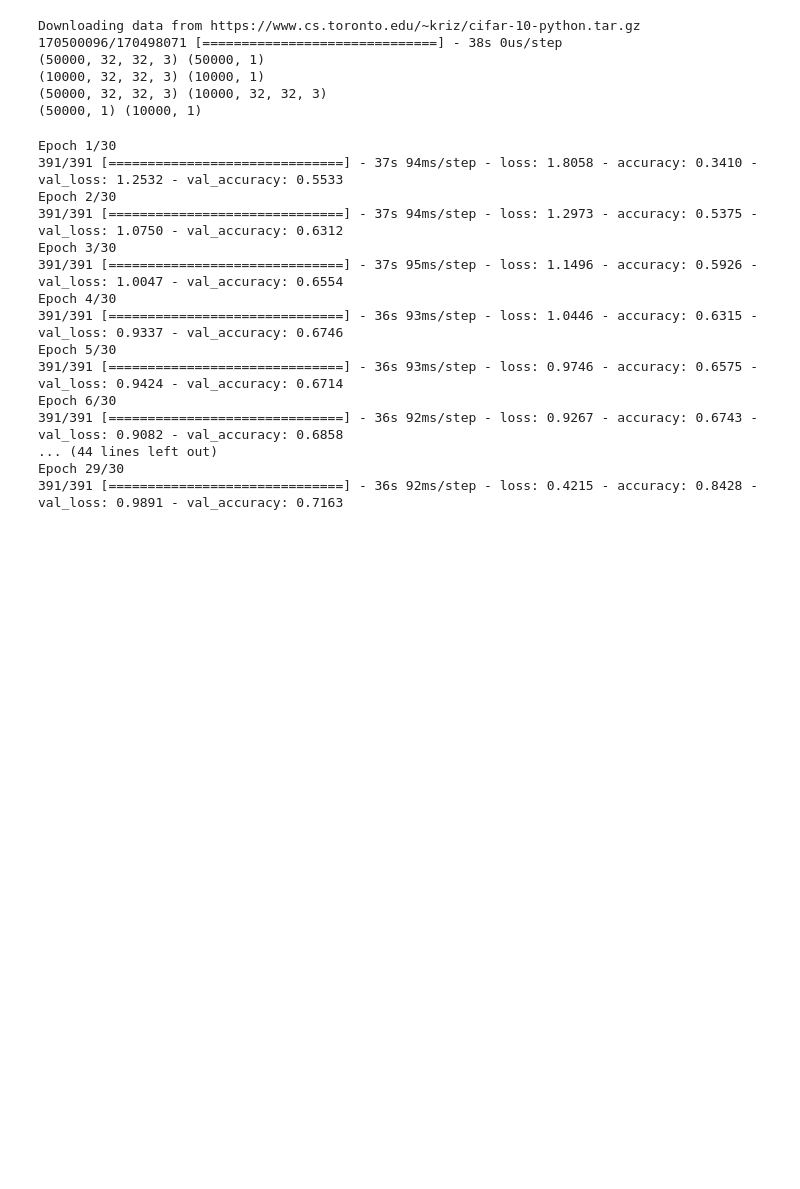
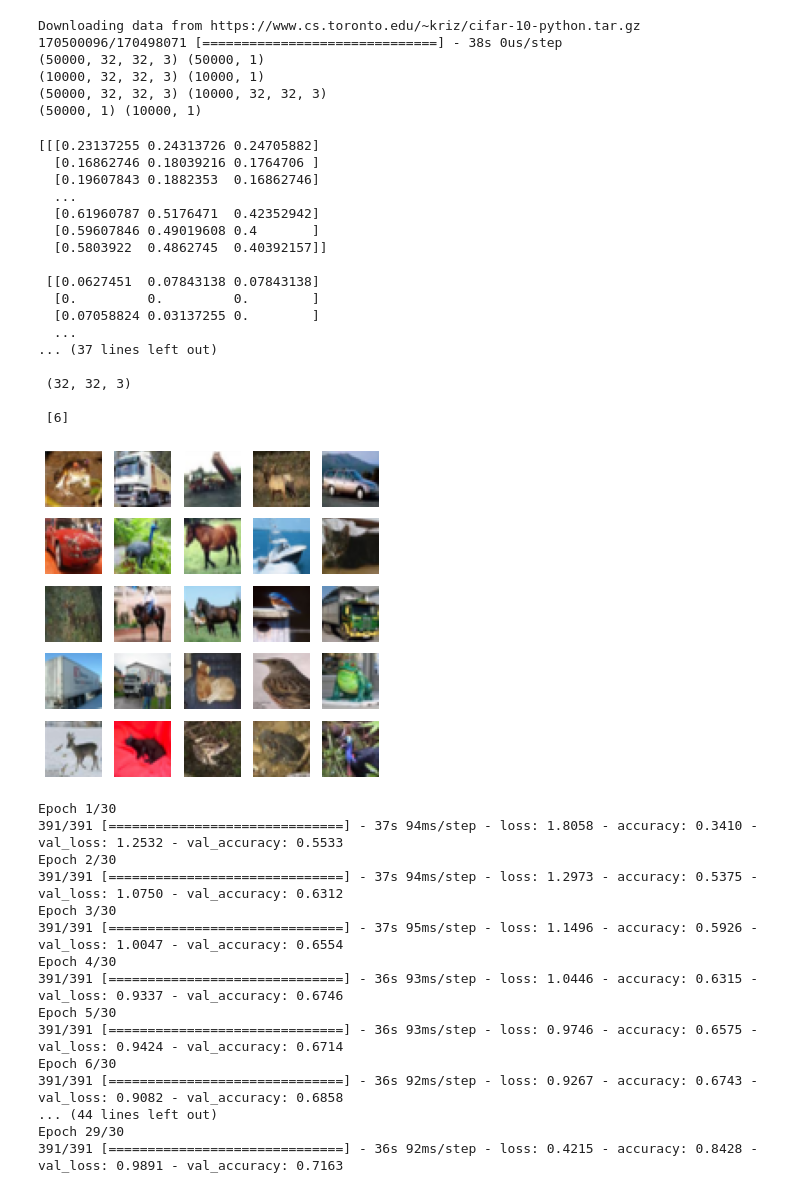
Before and after one commit to easygrad/MachineLearning, a Jupyter notebook: tensorflow2_cnn_cifar10.ipynb, the cells around one changed output. Drawn from its saved outputs; the diff is of its cells as text; code cells hidden in the pictures; blank space fills up the shorter version.

```diff
--- a/tensorflow2_cnn_cifar10.ipynb
+++ b/tensorflow2_cnn_cifar10.ipynb
@@ -29,6 +29,40 @@ Downloading data from https://www.cs.toronto.edu/~kriz/cifar-10-python.tar.gz
 (10000, 32, 32, 3) (10000, 1)
 (50000, 32, 32, 3) (10000, 32, 32, 3)
 (50000, 1) (10000, 1)
+# %%
+import matplotlib.pyplot as plt
+
+print(x_train[0])
+print('\n', x_train[0].shape)
+print('\n', y_train[0])
+
+plt.figure(figsize = (6, 6))
+
+for index in range(25):
+    plt.subplot(5, 5, index+1)
+    plt.imshow(x_train[index])
+    plt.axis('off')
+
+plt.show()
+# %% [output]
+[[[0.23137255 0.24313726 0.24705882]
+  [0.16862746 0.18039216 0.1764706 ]
+  [0.19607843 0.1882353  0.16862746]
+  ...
+  [0.61960787 0.5176471  0.42352942]
+  [0.59607846 0.49019608 0.4       ]
+  [0.5803922  0.4862745  0.40392157]]
+
+ [[0.0627451  0.07843138 0.07843138]
+  [0.         0.         0.        ]
+  [0.07058824 0.03137255 0.        ]
+  ...
+... (37 lines left out)
+
+ (32, 32, 3)
+
+ [6]
+[figure, added]
 # %%
 #cnn 모델 구축
 cnn = Sequential()
```
